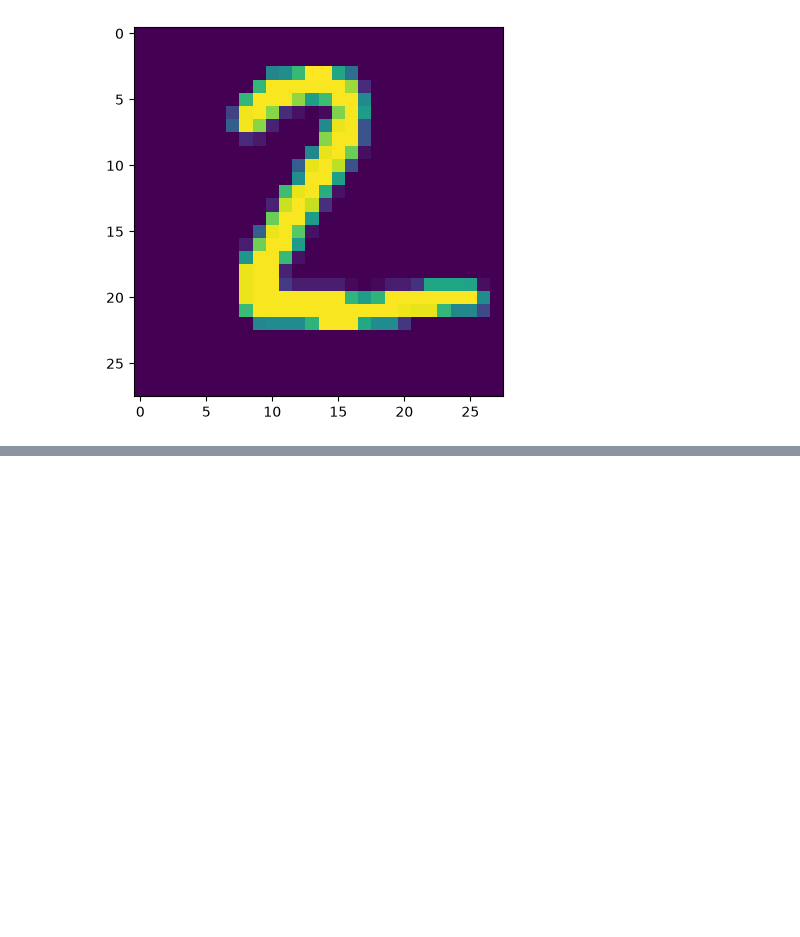
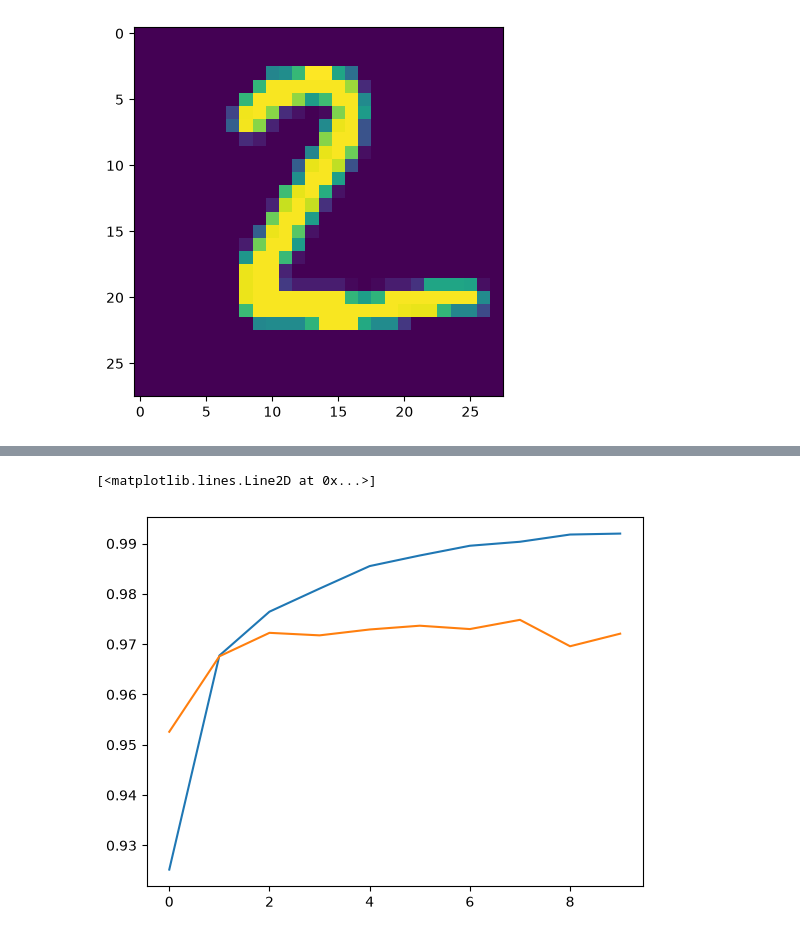
Before and after one commit to Umesh29082003/Deep-Learning, a Jupyter notebook: MNIST.ipynb, the cells around one changed output, grey strips where cells are left out. Saved outputs shown, nothing was run; the diff lists cells and outputs as text; code cells hidden in the pictures; blank space fills up the shorter version.

```diff
--- a/MNIST.ipynb
+++ b/MNIST.ipynb
@@ -119,0 +193,6 @@ array([2])
+# %%
+plt.plot(history1.history['accuracy'])
+plt.plot(history1.history['val_accuracy'])
+# %% [output]
+[<matplotlib.lines.Line2D at 0x...>]
+[figure, added]
```
Also changed, not shown: parts of 15 cells of this notebook.
